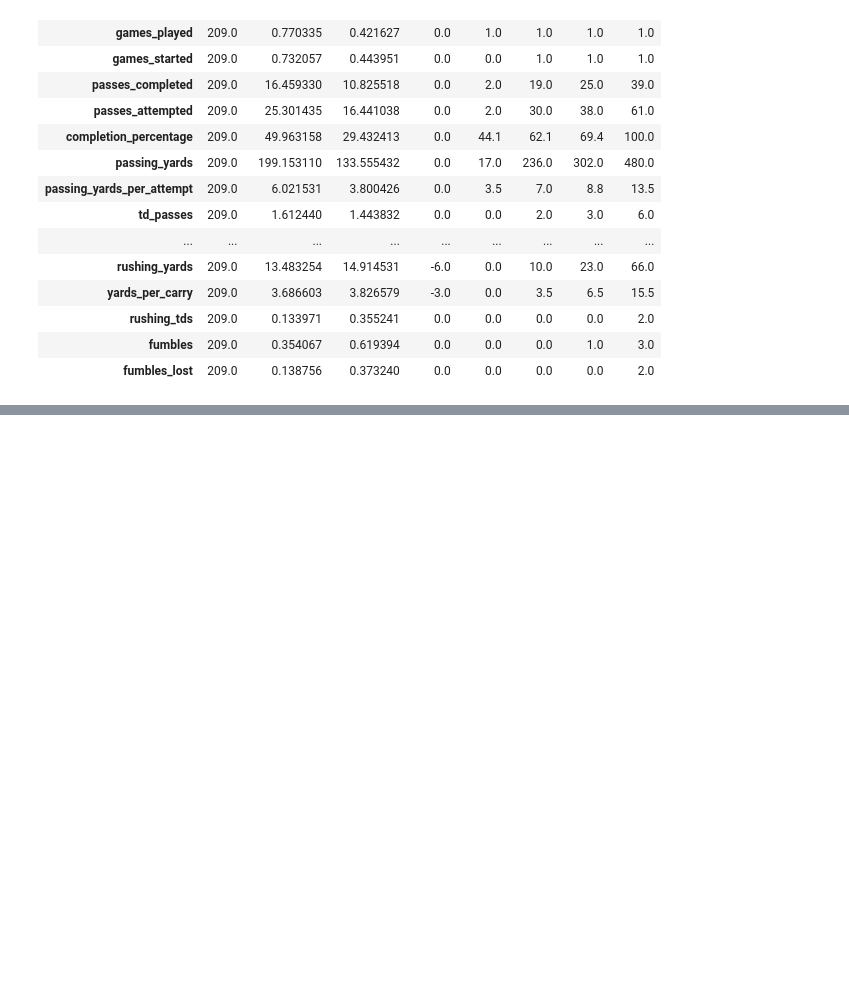
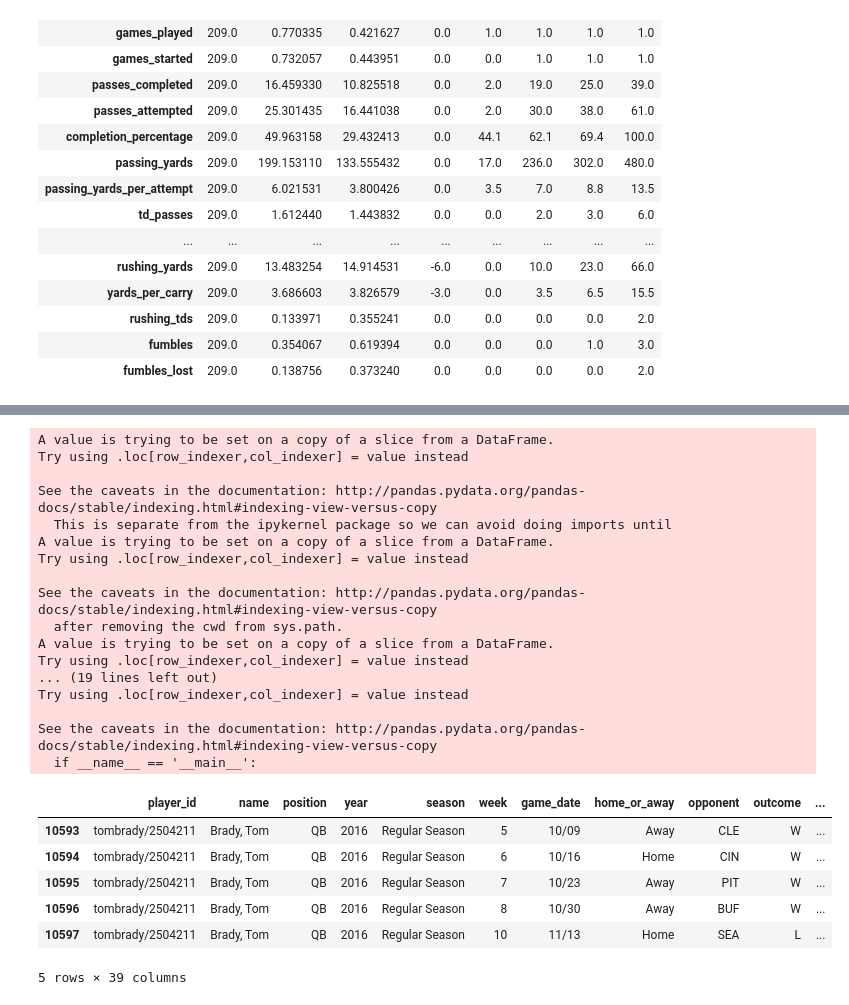
Before and after one commit to ccentola/nfl-eda, a Jupyter notebook: qb_game_logs.ipynb, the cells around one changed output, grey strips where cells are left out. Saved outputs shown, nothing was run; the diff lists cells and outputs as text; code cells hidden in the pictures; blank space fills up the shorter version.

```diff
--- a/qb_game_logs.ipynb
+++ b/qb_game_logs.ipynb
@@ -182,0 +218,36 @@ df[mask].describe().T
+# %%
+pts = ['passing_yards_pts','td_passes_pts','ints_pts','rushing_yards_pts','rushing_tds_pts','fumbles_lost_pts']
+
+tb['passing_yards_pts'] = tb['passing_yards'] / 25
+tb['td_passes_pts'] = tb['td_passes'] * 4
+tb['ints_pts'] = tb['ints'] * -2
+tb['rushing_yards_pts'] = tb['rushing_yards'] / 10
+tb['rushing_tds_pts'] = tb['rushing_tds'] * 6
+tb['fumbles_lost_pts'] = tb['fumbles_lost'] * -2
+tb['fantasy_pts'] = tb[pts].sum(axis=1)
+tb.head()
+# %% [output]
+A value is trying to be set on a copy of a slice from a DataFrame.
+Try using .loc[row_indexer,col_indexer] = value instead
+
+See the caveats in the documentation: http://pandas.pydata.org/pandas-docs/stable/indexing.html#indexing-view-versus-copy
+  This is separate from the ipykernel package so we can avoid doing imports until
+A value is trying to be set on a copy of a slice from a DataFrame.
+Try using .loc[row_indexer,col_indexer] = value instead
+
+See the caveats in the documentation: http://pandas.pydata.org/pandas-docs/stable/indexing.html#indexing-view-versus-copy
+  after removing the cwd from sys.path.
+A value is trying to be set on a copy of a slice from a DataFrame.
+Try using .loc[row_indexer,col_indexer] = value instead
+... (19 lines left out)
+Try using .loc[row_indexer,col_indexer] = value instead
+
+See the caveats in the documentation: http://pandas.pydata.org/pandas-docs/stable/indexing.html#indexing-view-versus-copy
+  if __name__ == '__main__':
+|  | player_id | name | position | year | season | week | game_date | home_or_away | opponent | outcome | ... |
+| 10593 | tombrady/2504211 | Brady, Tom | QB | 2016 | Regular Season | 5 | 10/09 | Away | CLE | W | ... |
+| 10594 | tombrady/2504211 | Brady, Tom | QB | 2016 | Regular Season | 6 | 10/16 | Home | CIN | W | ... |
+| 10595 | tombrady/2504211 | Brady, Tom | QB | 2016 | Regular Season | 7 | 10/23 | Away | PIT | W | ... |
+| 10596 | tombrady/2504211 | Brady, Tom | QB | 2016 | Regular Season | 8 | 10/30 | Away | BUF | W | ... |
+| 10597 | tombrady/2504211 | Brady, Tom | QB | 2016 | Regular Season | 10 | 11/13 | Home | SEA | L | ... |
+5 rows × 39 columns
```
Also changed, not shown: parts of 8 cells of this notebook.
